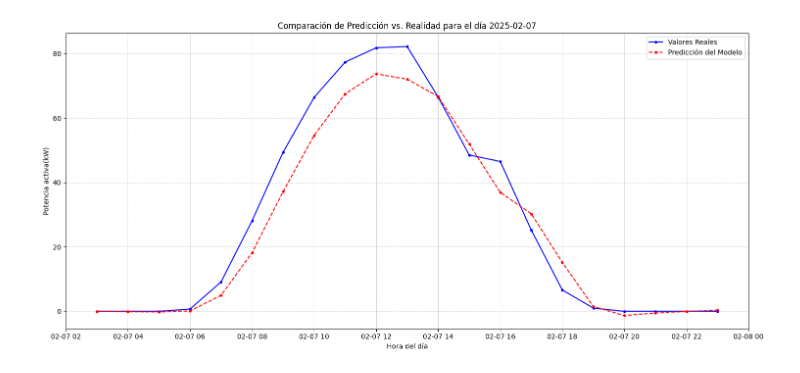
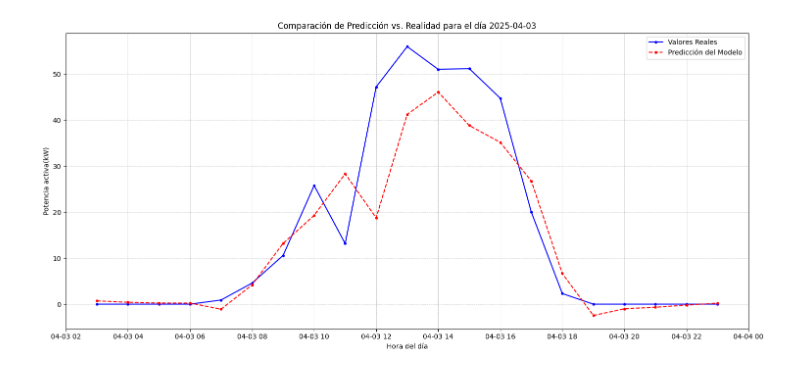
Before and after one commit to Fran-98/Deep-Solar-Grid, a Jupyter notebook: models/test_model.ipynb, the cells around one changed output. Drawn from its saved outputs; the diff is of its cells as text; code cells hidden in the pictures.

```diff
--- a/models/test_model.ipynb
+++ b/models/test_model.ipynb
@@ -8,16 +8,20 @@ from models_nn import CNN_LSTM_Model, LSTMModel, LSTM_Seq2Seq
 # %%
 # --- CONFIGURACIÓN ---
 # Ajusta estas variables según tus necesidades
+DIA_A_TESTEAR = '2025-01-16'
 DIA_A_TESTEAR = '2025-02-07'
+DIA_A_TESTEAR = '2025-04-03'
+
 RUTA_MODELO = 'E:\Dev\Deep-Solar-Grid\saved_models\lstm_multivariado.pth'
 RUTA_MODELO = 'E:\Dev\Deep-Solar-Grid\saved_models\cnn_lstm_model.pth'
-RUTA_MODELO = 'E:\Dev\Deep-Solar-Grid\saved_models\seq2seq_lstm_model.pth'
+RUTA_MODELO = 'E:\Dev\Deep-Solar-Grid\saved_models\seq2seq_lstm_model_2.pth'
+RUTA_MODELO = 'E:\Dev\Deep-Solar-Grid\saved_models\lstm_simple_met.pth'
 RUTA_DATOS_TRAIN = 'E:\Dev\Deep-Solar-Grid\dataset_final_train.csv' # <-- Se necesita para ajustar el Scaler
 RUTA_DATOS_TEST = 'E:\Dev\Deep-Solar-Grid\dataset_final_test.csv'
 
 # Parámetros que DEBEN COINCIDIR con los del script de entrenamiento
 n_pasos = 3
-hidden_layer_size = 128
+hidden_layer_size = 256
 seq2seq = 'seq2seq_lstm' in RUTA_MODELO
 
 dataset = Dataset(RUTA_DATOS_TRAIN, RUTA_DATOS_TEST, n_pasos=n_pasos, seq2seq=seq2seq)
@@ -85,31 +89,31 @@ if seq2seq:
     # Para la visualización, tomamos solo el primer paso de cada secuencia predicha
     # Si predicciones_np es (21, 10), esto selecciona la primera columna, resultando en (21,)
     predicciones_a_graficar = predicciones_np[:, 0]
 else:
     # Para modelos no-Seq2Seq, la salida ya es de un solo paso
     predicciones_a_graficar = predicciones_np.flatten()
 
 # Invertir la escala de las predicciones que hemos seleccionado
 predicciones_padded = np.zeros((len(predicciones_a_graficar), dataset.n_features))
 predicciones_padded[:, 0] = predicciones_a_graficar
 predicciones_desescaladas = dataset.scaler.inverse_transform(predicciones_padded)[:, 0]
 
 num_predicciones = len(predicciones_a_graficar)
 valores_reales_dia = datos_dia_reales[dataset.features[0]].values[n_pasos : n_pasos + num_predicciones]
 
 # Preparar el índice para el gráfico
 plot_index = datos_dia_reales.index[n_pasos : n_pasos + num_predicciones]
 
 # Graficar
 plt.figure(figsize=(15, 7))
 plt.plot(plot_index, valores_reales_dia, label='Valores Reales', color='blue', marker='.', linestyle='-')
 plt.plot(plot_index, predicciones_desescaladas, label='Predicción del Modelo', color='red', marker='.', linestyle='--')
 plt.title(f'Comparación de Predicción vs. Realidad para el día {DIA_A_TESTEAR}')
 plt.xlabel('Hora del día')
 plt.ylabel(dataset.features[0])
 plt.legend()
 plt.grid(True, which='both', linestyle='--', linewidth=0.5)
 plt.tight_layout()
 plt.show()
 # %% [output]
-[figure, old version]
+[figure, new version]
```
Also changed, not shown: 5 other files.
